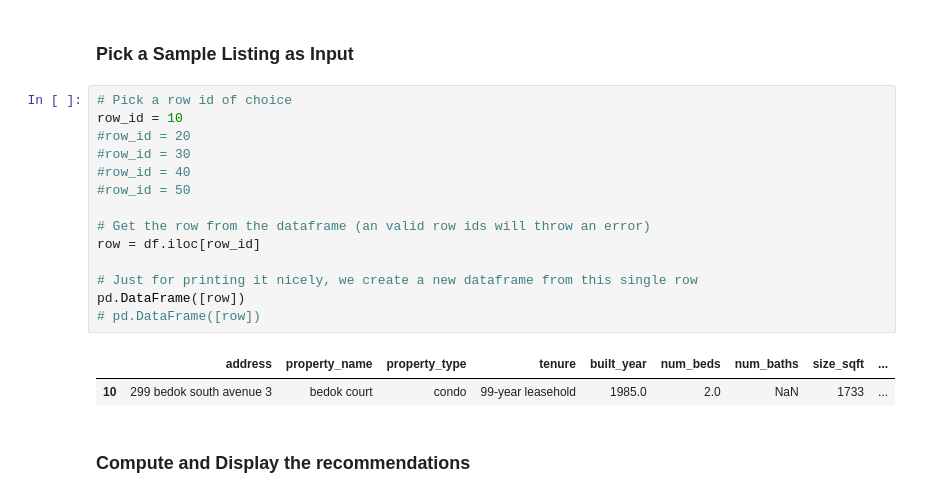
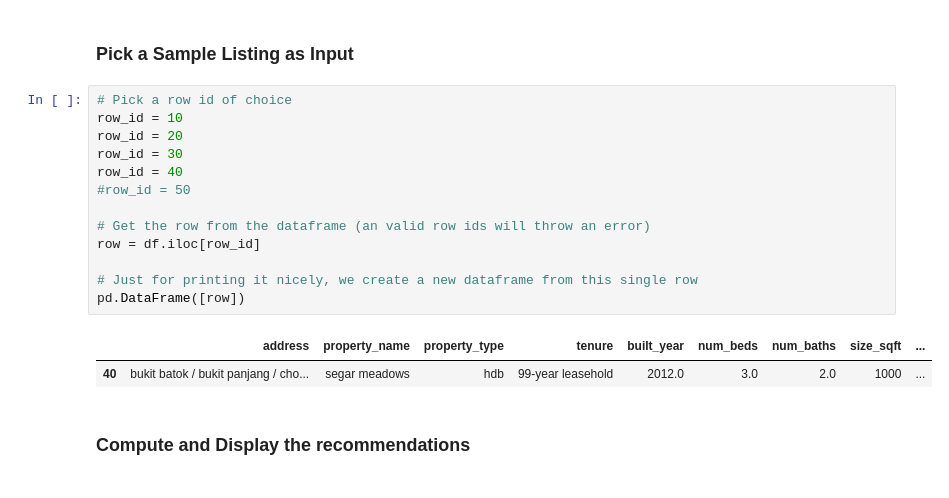
Before and after one commit to atul1696/cs5228-project, a Jupyter notebook: task2.ipynb, the cells around one changed output. Drawn from its saved outputs; the diff is of its cells as text.

```diff
--- a/task2.ipynb
+++ b/task2.ipynb
@@ -88,20 +115,19 @@ def get_top_recommendations(row, df, feature_weightage, k=3):
 # %%
 # Pick a row id of choice
 row_id = 10
-#row_id = 20
-#row_id = 30
-#row_id = 40
+row_id = 20
+row_id = 30
+row_id = 40
 #row_id = 50
 
 # Get the row from the dataframe (an valid row ids will throw an error)
 row = df.iloc[row_id]
 
 # Just for printing it nicely, we create a new dataframe from this single row
 pd.DataFrame([row])
-# pd.DataFrame([row])
 # %% [output]
 |  | address | property_name | property_type | tenure | built_year | num_beds | num_baths | size_sqft | ... |
-| 10 | 299 bedok south avenue 3 | bedok court | condo | 99-year leasehold | 1985.0 | 2.0 | NaN | 1733 | ... |
+| 40 | bukit batok / bukit panjang / cho... | segar meadows | hdb | 99-year leasehold | 2012.0 | 3.0 | 2.0 | 1000 | ... |
 # %% [markdown]
 ### Compute and Display the recommendations
 # %%
```
Also changed, not shown: parts of 5 cells of this notebook.
